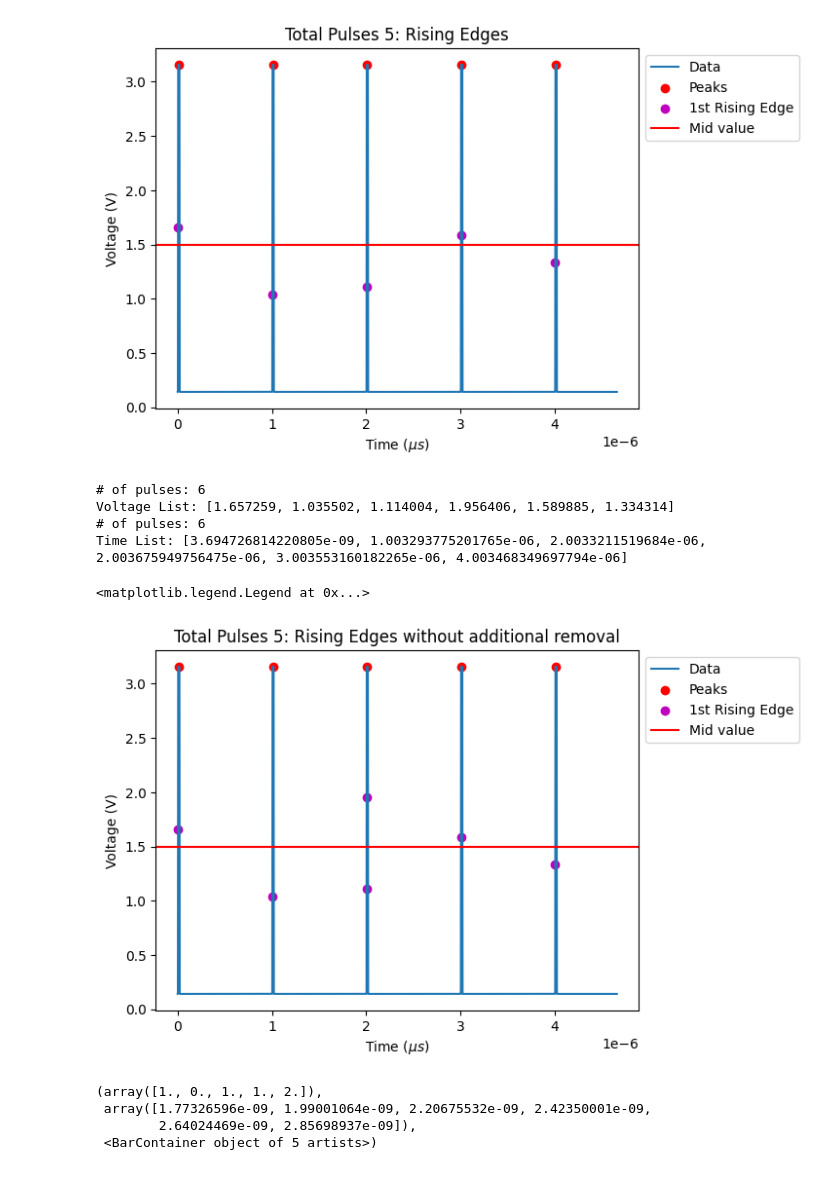
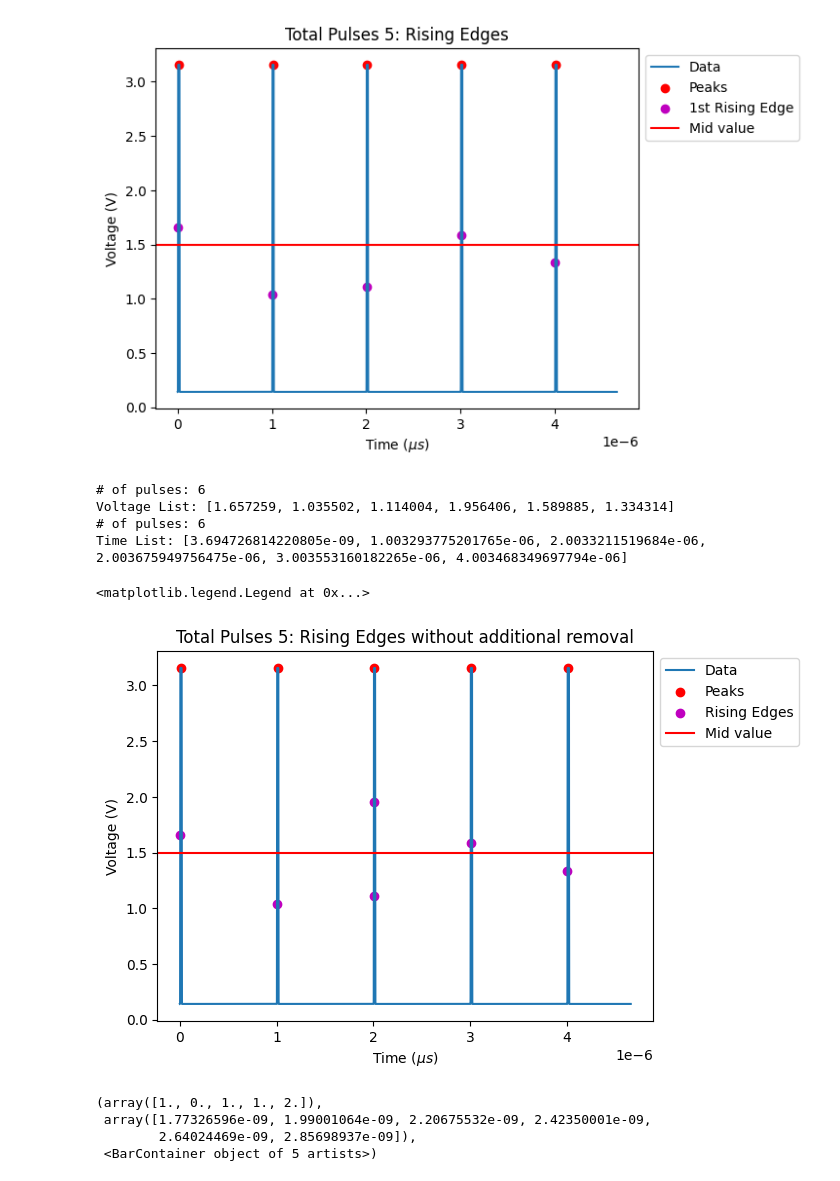
Before and after one commit to llbranch/Monte-Python, a Jupyter notebook: poetryEnv/poetryenv/Lt5part.ipynb, the cells around one changed output. Saved outputs shown, nothing was run; the diff lists cells and outputs as text; code cells hidden in the pictures.

Commit message:
forgetting to change the label

```diff
--- a/poetryEnv/poetryenv/Lt5part.ipynb
+++ b/poetryEnv/poetryenv/Lt5part.ipynb
@@ -305,35 +305,35 @@ for (m,t,v) in zip(slope,ch1t,ch1V):
             trise.append(t)
             vrise.append(v)
             count +=1
         else:
             count +=1
             print('Error, we are beyond the input pulse value.')
             print(f"Pulses: 5\nPulses found: {count}")
 
 
 print(f"# of pulses: {len(vrise)}\nVoltage List: {vrise}")
 print(f"# of pulses: {len(trise)}\nTime List: {trise}")
 
 plt.figure(1)
 plt.title("Fig 2")
 plt.plot(ch1t,ch1V, label="Data")
 plt.scatter(ch1t[peakindexCH1[:]],peaksCH1[:],  marker='o', color='red', label ='Peaks')
-plt.scatter(trise, vrise, marker='o', color='m', label="1st Rising Edge")
+plt.scatter(trise, vrise, marker='o', color='m', label="Rising Edges")
 plt.axhline(y = 1.5, color = 'r', linestyle = '-', label='Mid value')
 
 
 plt.title(f"Total Pulses {pulses}: Rising Edges without additional removal")
 plt.xlabel("Time ($\mu s$)")
 plt.ylabel("Voltage (V)")
 
 plt.legend(bbox_to_anchor=(1,1))
 # %% [output]
 # of pulses: 6
 Voltage List: [1.657259, 1.035502, 1.114004, 1.956406, 1.589885, 1.334314]
 # of pulses: 6
 Time List: [3.694726814220805e-09, 1.003293775201765e-06, 2.0033211519684e-06, 2.003675949756475e-06, 3.003553160182265e-06, 4.003468349697794e-06]
 <matplotlib.legend.Legend at 0x...>
-[figure, old version]
+[figure, new version]
 # %%
 """
 Run both Channels and Plot TOF
```
